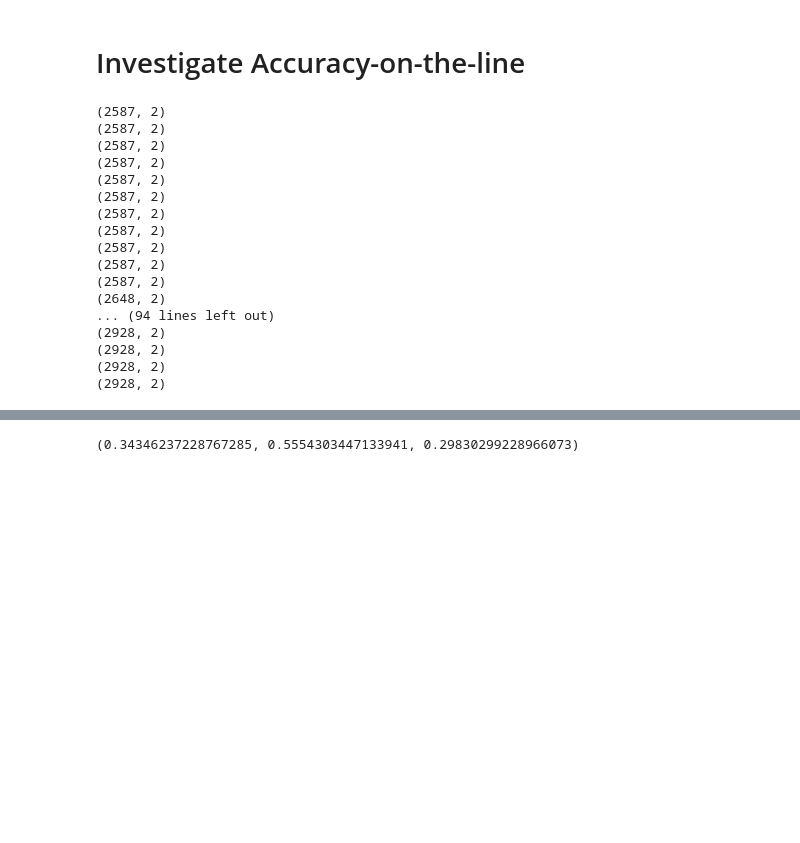
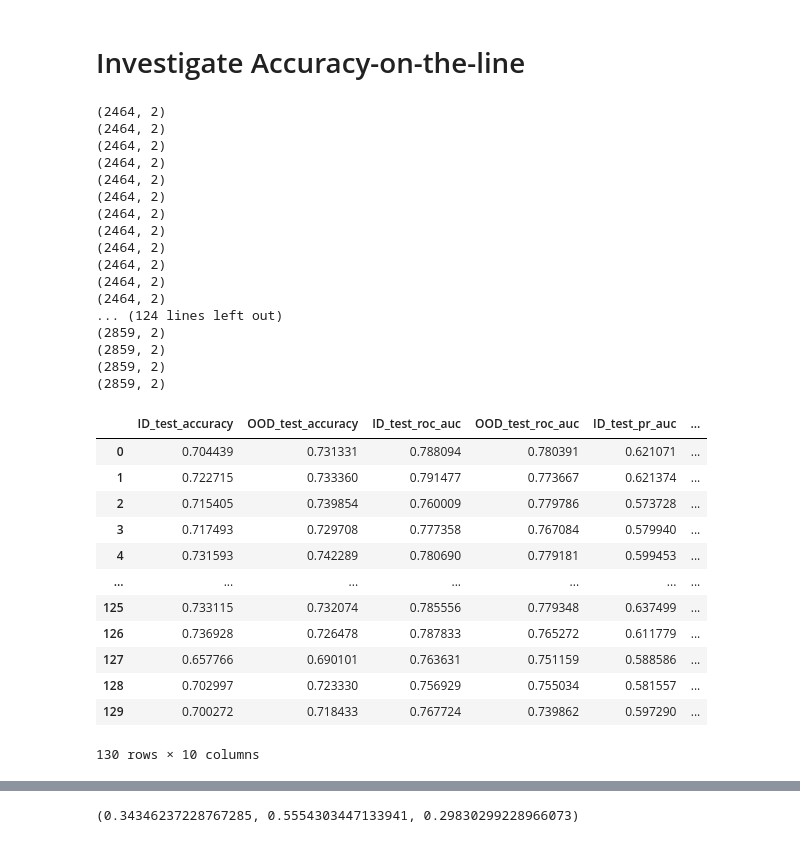
Before and after one commit to HFooladi/ALineMol, a Jupyter notebook: notebooks/example.ipynb, the cells around one changed output, grey strips where cells are left out. Saved outputs shown, nothing was run; the diff lists cells and outputs as text; code cells hidden in the pictures; blank space fills up the shorter version.

```diff
--- a/notebooks/example.ipynb
+++ b/notebooks/example.ipynb
@@ -241,14 +245,15 @@ trained_model_path
 # accuracy, roc_auc or pr_auc
 #Accuracy
 dataset_category="TDC"
-dataset_names="CYP2C19"
+dataset_names="CYP2C9"
 split_type="scaffold"
 filenames=[f"test_{i}.csv" for i in range(0, 10)]
 SPLIT_PATH = os.path.join(DATASET_PATH, dataset_category, dataset_names, "split")
 RESULTS_PATH = os.path.join(repo_path, "classification_results", dataset_category, dataset_names, split_type)
 
 
-model_names=["GCN","GAT", "Weave", "MPNN", "AttentiveFP", "NF", "gin_supervised_contextpred", "gin_supervised_edgepred", "gin_supervised_masking", "gin_supervised_infomax"]
+model_names=["GCN","GAT", "Weave", "MPNN", "AttentiveFP", "NF", "gin_supervised_contextpred", "gin_supervised_edgepred", "gin_supervised_masking", "gin_supervised_infomax",
+             "randomForest", "SVM", "XGB"]
 #model_names=["GCN"]
 ID_test_accuracy=[]
 OOD_test_accuracy=[]
@@ -289,23 +294,39 @@ results["test_size"] = test_size
 results["split"] = split_type
 results["dataset"] = dataset_names
 # %% [output]
-(2587, 2)
-(2587, 2)
-(2587, 2)
-(2587, 2)
-(2587, 2)
-(2587, 2)
-(2587, 2)
-(2587, 2)
-(2587, 2)
-(2587, 2)
-(2587, 2)
-(2648, 2)
-... (94 lines left out)
-(2928, 2)
-(2928, 2)
-(2928, 2)
-(2928, 2)
+(2464, 2)
+(2464, 2)
+(2464, 2)
+(2464, 2)
+(2464, 2)
+(2464, 2)
+(2464, 2)
+(2464, 2)
+(2464, 2)
+(2464, 2)
+(2464, 2)
+(2464, 2)
+... (124 lines left out)
+(2859, 2)
+(2859, 2)
+(2859, 2)
+(2859, 2)
+# %%
+results
+# %% [output]
+|  | ID_test_accuracy | OOD_test_accuracy | ID_test_roc_auc | OOD_test_roc_auc | ID_test_pr_auc | ... |
+| 0 | 0.704439 | 0.731331 | 0.788094 | 0.780391 | 0.621071 | ... |
+| 1 | 0.722715 | 0.733360 | 0.791477 | 0.773667 | 0.621374 | ... |
+| 2 | 0.715405 | 0.739854 | 0.760009 | 0.779786 | 0.573728 | ... |
+| 3 | 0.717493 | 0.729708 | 0.777358 | 0.767084 | 0.579940 | ... |
+| 4 | 0.731593 | 0.742289 | 0.780690 | 0.779181 | 0.599453 | ... |
+| ... | ... | ... | ... | ... | ... | ... |
+| 125 | 0.733115 | 0.732074 | 0.785556 | 0.779348 | 0.637499 | ... |
+| 126 | 0.736928 | 0.726478 | 0.787833 | 0.765272 | 0.611779 | ... |
+| 127 | 0.657766 | 0.690101 | 0.763631 | 0.751159 | 0.588586 | ... |
+| 128 | 0.702997 | 0.723330 | 0.756929 | 0.755034 | 0.581557 | ... |
+| 129 | 0.700272 | 0.718433 | 0.767724 | 0.739862 | 0.597290 | ... |
+130 rows × 10 columns
 # %%
 results.to_csv(os.path.join(RESULTS_PATH, "results.csv"), index=False)
 # %%
```
Also changed, not shown: parts of 6 cells of this notebook, 2 other files.
